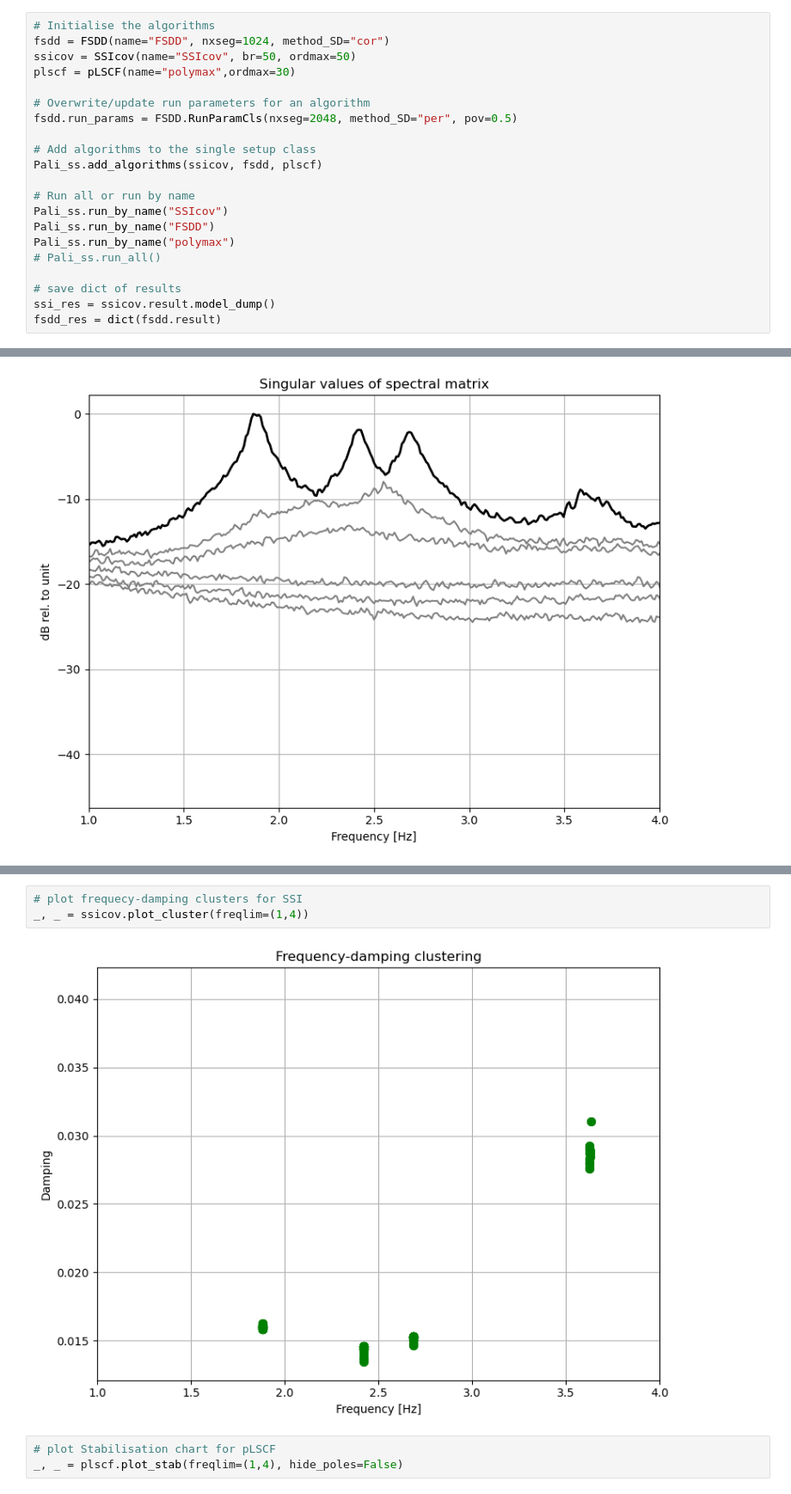
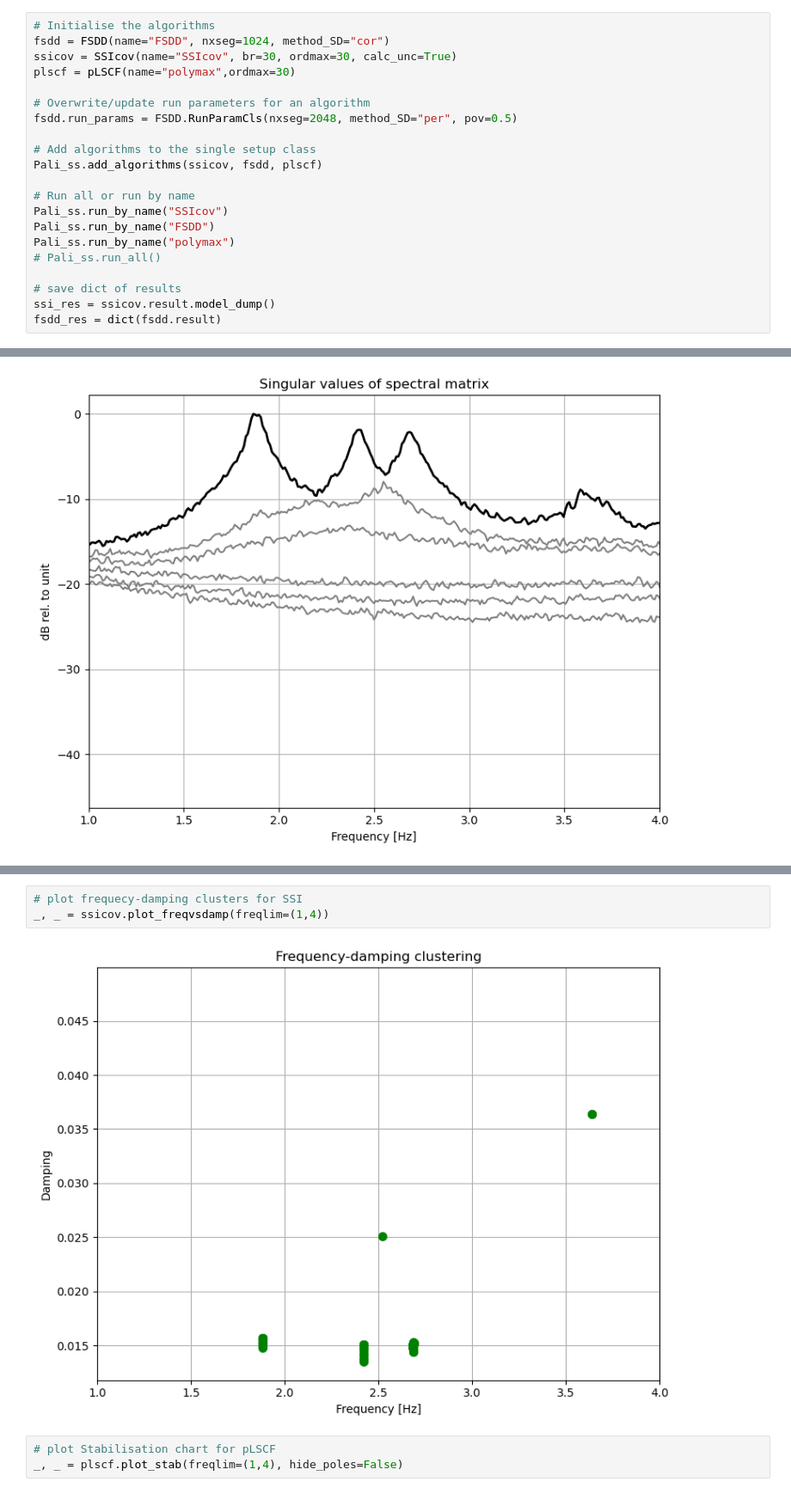
Before and after one commit to dagghe/pyOMA2, a Jupyter notebook: Examples/Example2.ipynb, the cells around one changed output, grey strips where cells are left out. Shown at 86% size. Saved outputs shown, nothing was run; the diff lists cells and outputs as text.

```diff
--- a/Examples/Example2.ipynb
+++ b/Examples/Example2.ipynb
@@ -82,7 +81,7 @@
 # %%
 # Initialise the algorithms
 fsdd = FSDD(name="FSDD", nxseg=1024, method_SD="cor")
-ssicov = SSIcov(name="SSIcov", br=50, ordmax=50)
+ssicov = SSIcov(name="SSIcov", br=30, ordmax=30, calc_unc=True)
 plscf = pLSCF(name="polymax",ordmax=30)
 
 # Overwrite/update run parameters for an algorithm
@@ -122,8 +123,8 @@ _, _ = ssicov.plot_stab(freqlim=(1,4), hide_poles=False)
 # %%
 # plot frequecy-damping clusters for SSI
-_, _ = ssicov.plot_cluster(freqlim=(1,4))
+_, _ = ssicov.plot_freqvsdamp(freqlim=(1,4))
 # %% [output]
-[figure, old version]
+[figure, new version]
 # %%
 # plot Stabilisation chart for pLSCF
 _, _ = plscf.plot_stab(freqlim=(1,4), hide_poles=False)
```
Also changed, not shown: parts of 11 cells of this notebook, 32 other files.
